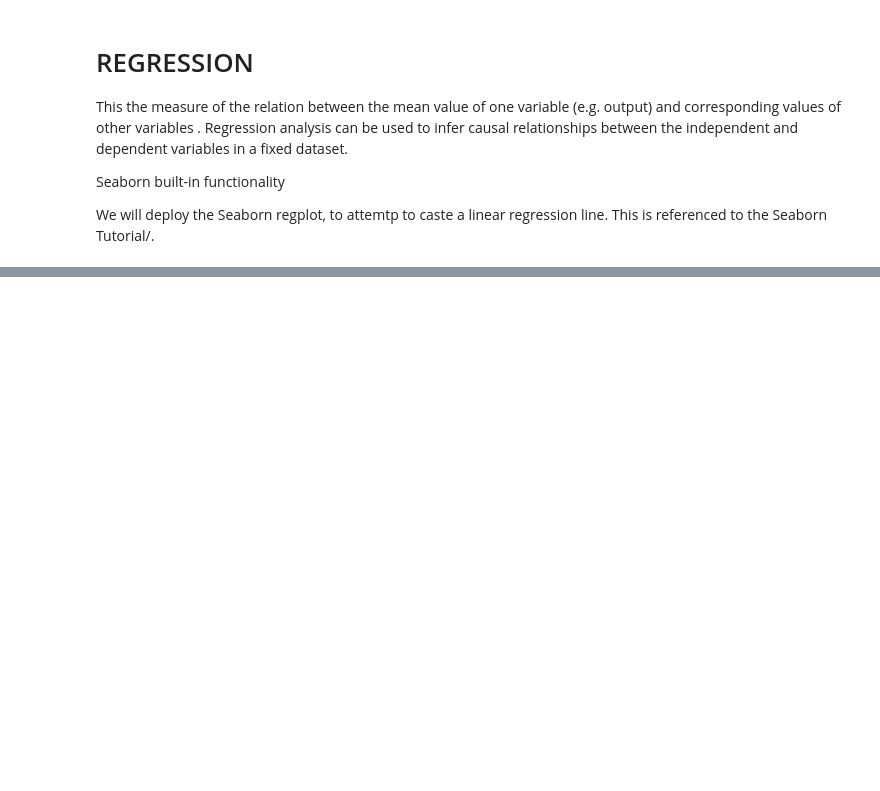
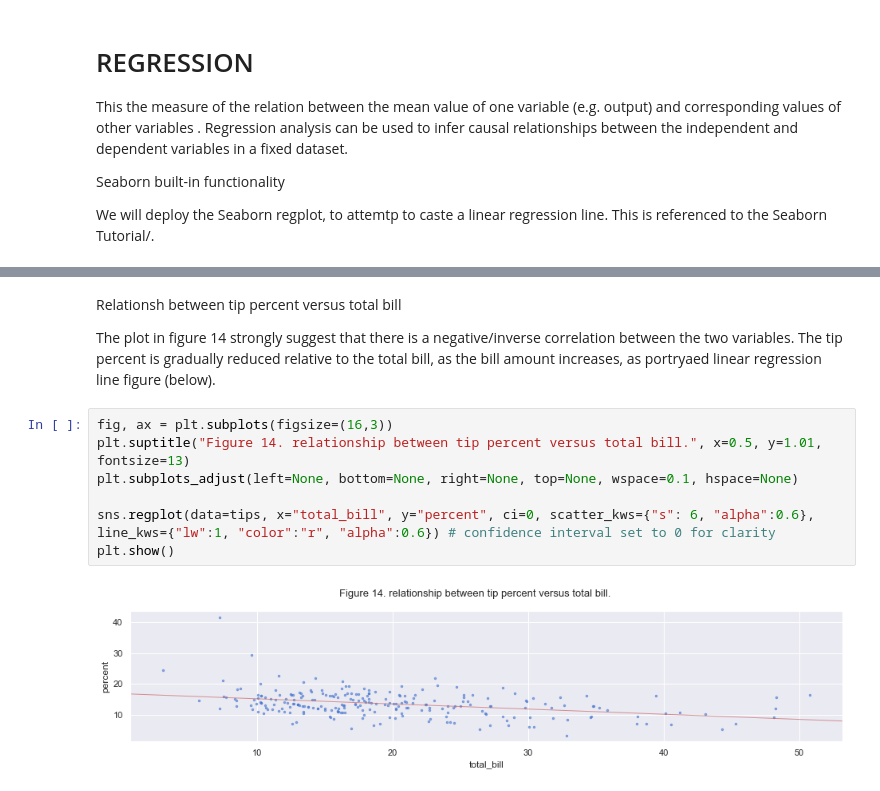
Before and after one commit to oprinceisaac/Fundamentals-DA-Assignment, a Jupyter notebook: Fundamentals-DA-Assignment.ipynb, the cells around one changed output, grey strips where cells are left out. Cells and saved outputs as stored; diff of their text form; blank space fills up the shorter version.

```diff
--- a/Fundamentals-DA-Assignment.ipynb
+++ b/Fundamentals-DA-Assignment.ipynb
@@ -254,0 +265,13 @@ plt.show()
+# %% [markdown]
+Relationsh between tip percent versus total bill
+
+The plot in figure 14 strongly suggest that there is a negative/inverse correlation between the two variables. The tip percent  is gradually reduced relative to the total bill, as the bill amount increases, as portryaed linear regression line figure (below).
+# %%
+fig, ax = plt.subplots(figsize=(16,3))
+plt.suptitle("Figure 14. relationship between tip percent versus total bill.", x=0.5, y=1.01, fontsize=13)
+plt.subplots_adjust(left=None, bottom=None, right=None, top=None, wspace=0.1, hspace=None)
+
+sns.regplot(data=tips, x="total_bill", y="percent", ci=0, scatter_kws={"s": 6, "alpha":0.6}, line_kws={"lw":1, "color":"r", "alpha":0.6}) # confidence interval set to 0 for clarity
+plt.show()
+# %% [output]
+[figure, added]
```
Also changed, not shown: parts of 6 cells of this notebook.
